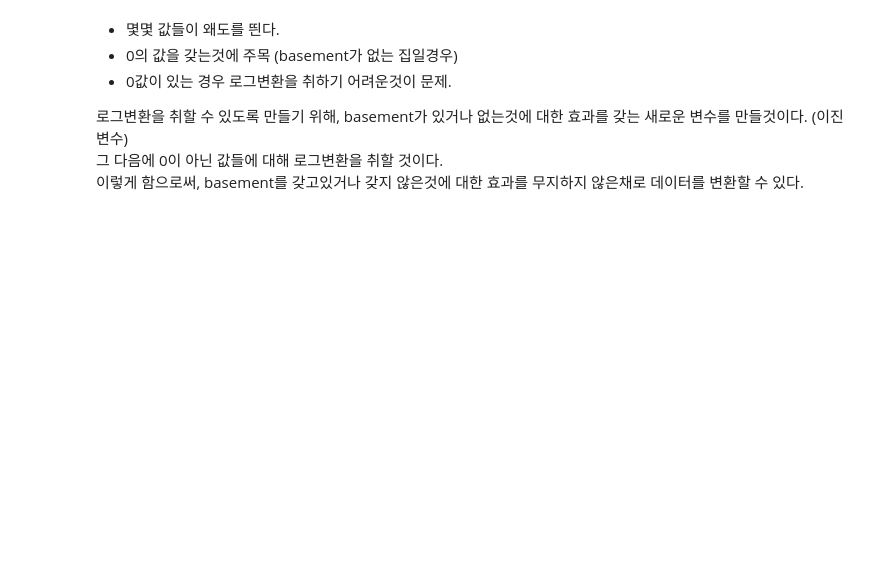
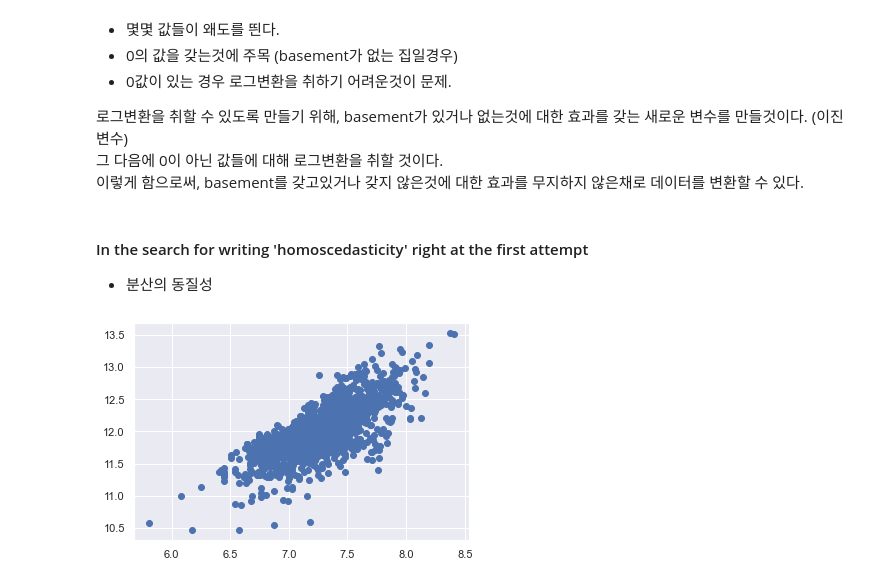
Before and after one commit to suhyun-cho/Dive-to-Kaggle, a Jupyter notebook: House Prices/Basic-DataExploration.ipynb, the cells around one changed output. Cells and saved outputs as stored; diff of their text form; code cells hidden in the pictures; blank space fills up the shorter version.

Commit message:
check homoscedasticity

```diff
--- a/House Prices/Basic-DataExploration.ipynb
+++ b/House Prices/Basic-DataExploration.ipynb
@@ -403,3 +405,11 @@ res = stats.probplot(df_train['TotalBsmtSF'], plot=plt)
 로그변환을 취할 수 있도록 만들기 위해, basement가 있거나 없는것에 대한 효과를 갖는 새로운 변수를 만들것이다.  (이진변수) <br>
 그 다음에 0이 아닌 값들에 대해 로그변환을 취할 것이다.<br>
 이렇게 함으로써,  basement를 갖고있거나 갖지 않은것에 대한 효과를 무지하지 않은채로 데이터를 변환할 수 있다.
+# %% [markdown]
+#### In the search for writing 'homoscedasticity' right at the first attempt
+* 분산의 동질성
+# %%
+# scatter plot
+plt.scatter(df_train['GrLivArea'],df_train['SalePrice']);
+# %% [output]
+[figure, added]
```
Also changed, not shown: parts of 14 cells of this notebook.
